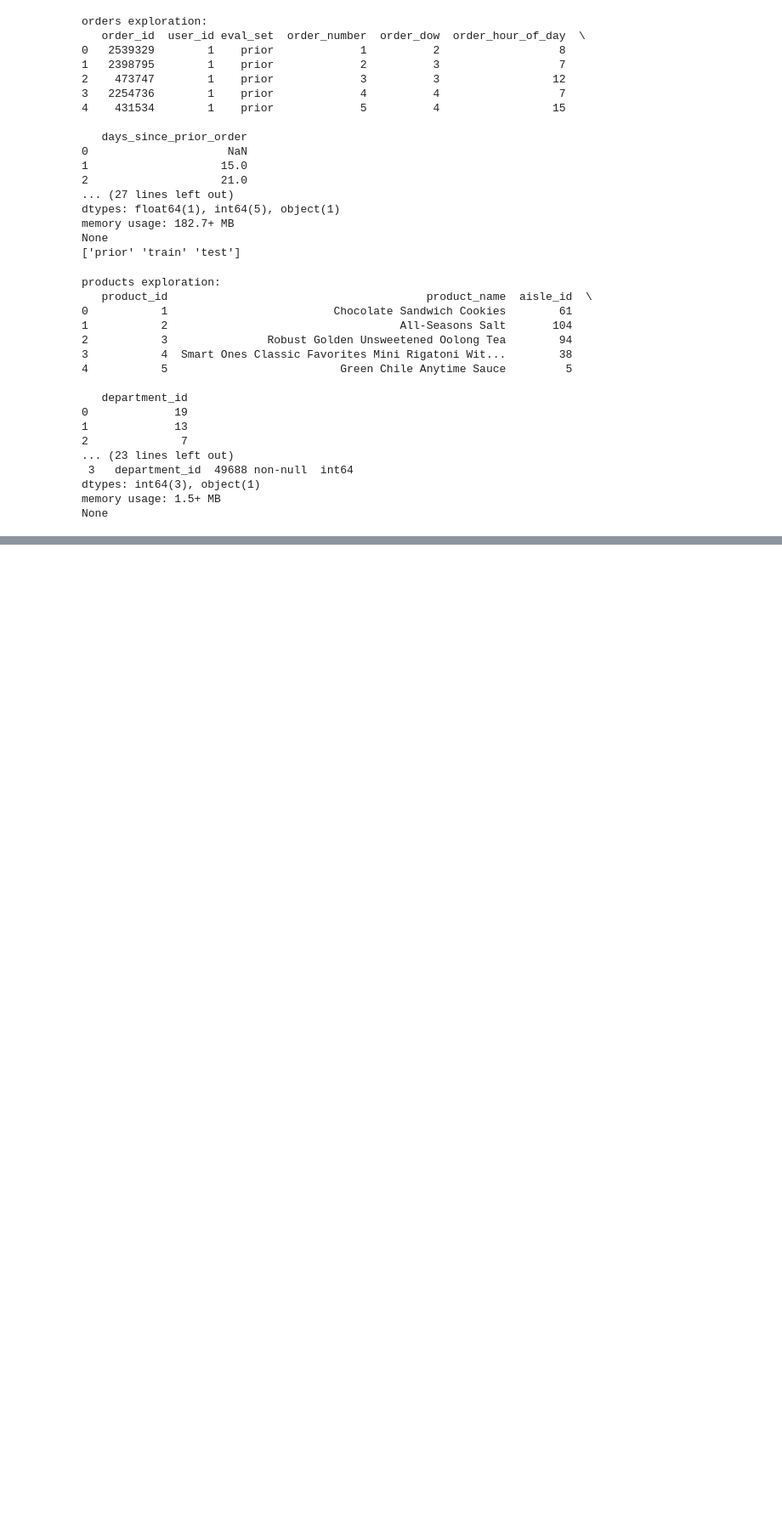
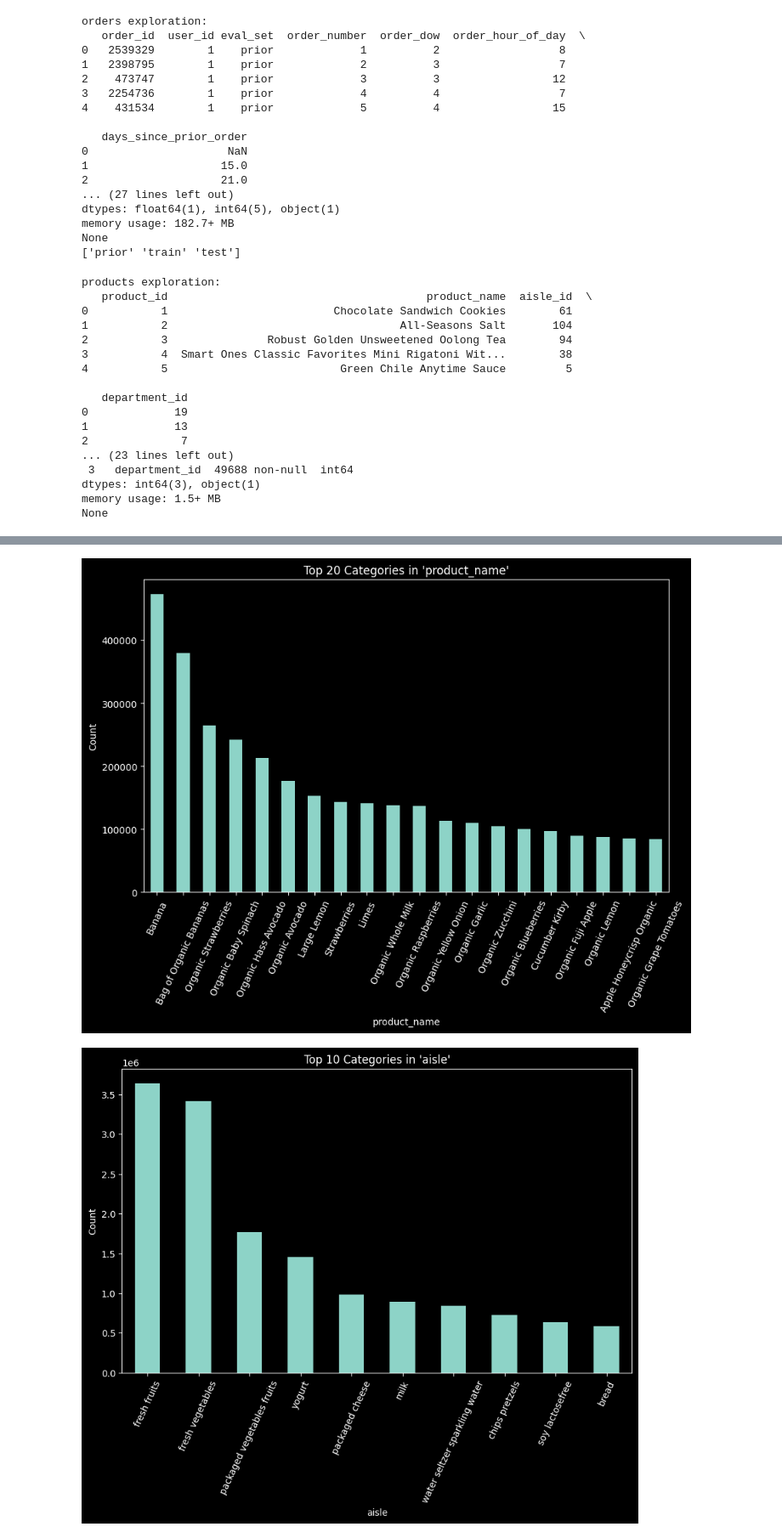
Before and after one commit to frieh7/Fall2025_DS230_Final-project, a Jupyter notebook: main.ipynb, the cells around one changed output, grey strips where cells are left out. Shown at 85% size. Cells and saved outputs as stored; diff of their text form; code cells hidden in the pictures; blank space fills up the shorter version.

```diff
--- a/main.ipynb
+++ b/main.ipynb
@@ -226,0 +249,16 @@ plt.show()
+# %%
+def plot_top_k(ds, col, k=10):
+    top_k = ds[col].value_counts().head(k)
+    plt.figure(figsize=(10, 6))
+    top_k.plot(kind="bar")
+    plt.title(f"Top {k} Categories in '{col}'")
+    plt.ylabel("Count")
+    plt.xticks(rotation=65)
+    plt.show()
+plot_top_k(merged_prior, "product_name", 20)
+plot_top_k(merged_prior, "aisle")
+plot_top_k(merged_prior, "department", 5)
+plot_top_k(merged_prior, "eval_set", 3)
+# %% [output]
+[figure, added]
+[figure, added]
```
Also changed, not shown: parts of 10 cells of this notebook.
